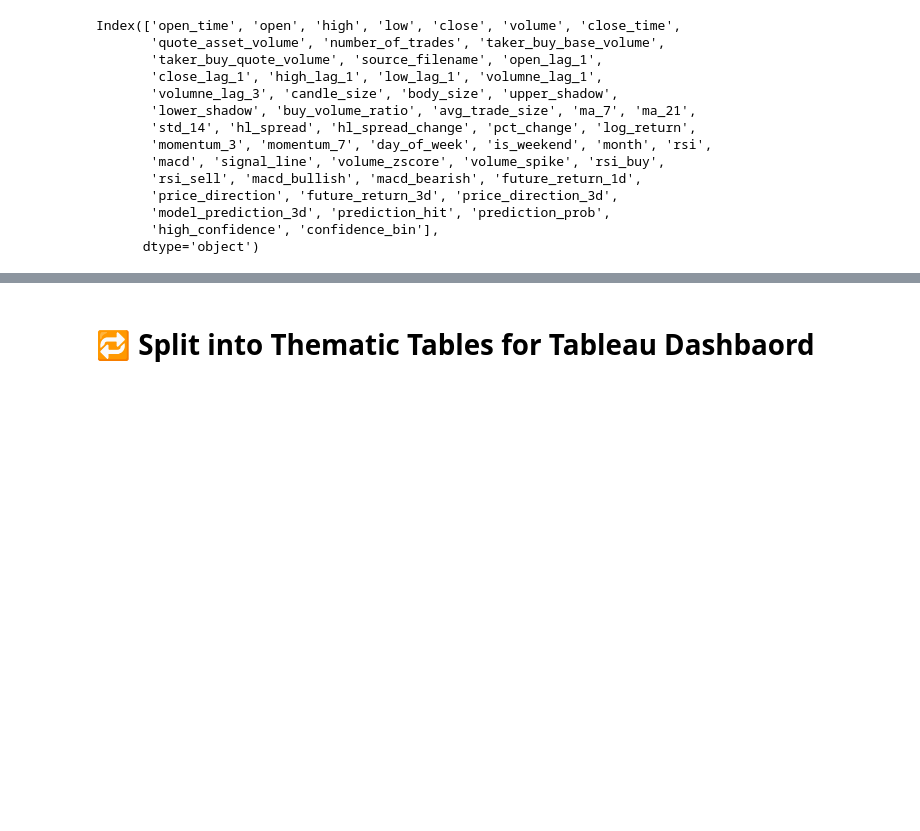
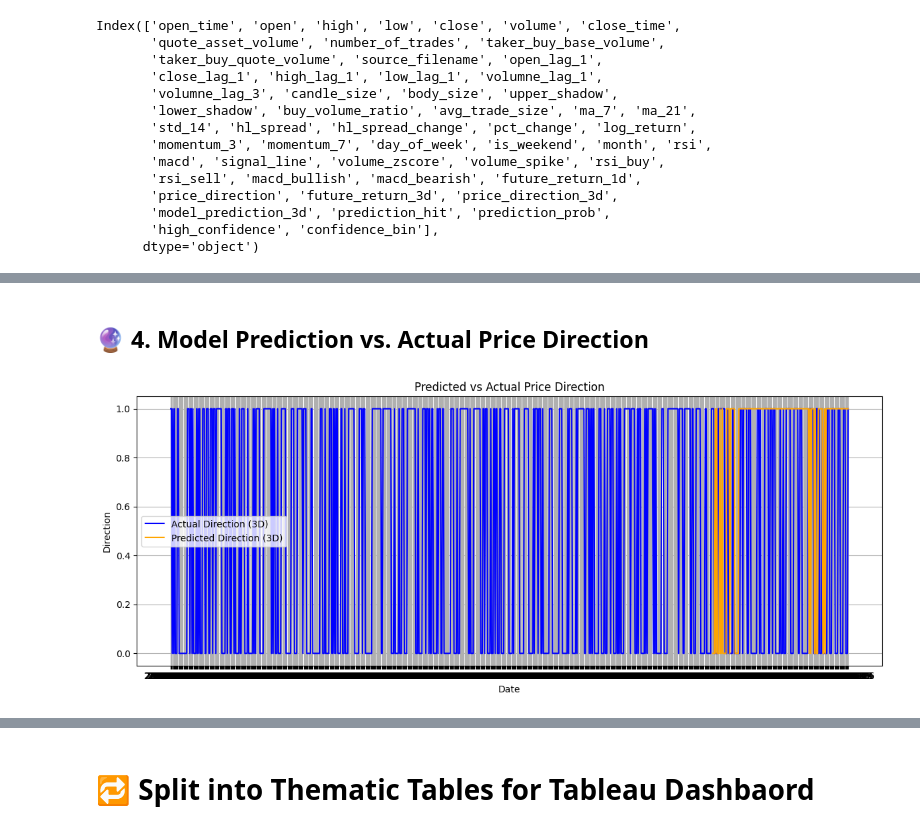
Before and after one commit to mittushaji25/crypto-xrp-analysis, a Jupyter notebook: notebooks/04_forecasting_and_prediction_models.ipynb, the cells around one changed output, grey strips where cells are left out. Drawn from its saved outputs; the diff is of its cells as text; code cells hidden in the pictures; blank space fills up the shorter version.

```diff
--- a/notebooks/04_forecasting_and_prediction_models.ipynb
+++ b/notebooks/04_forecasting_and_prediction_models.ipynb
@@ -116,0 +182,15 @@ xrp_data.to_csv('/content/crypto-xrp-analysis/data/featured/xrpusdt_master_data.
+# %% [markdown]
+## 🔮 4. Model Prediction vs. Actual Price Direction
+# %%
+plt.figure(figsize=(12,5))
+plt.plot(xrp_data['open_time'], xrp_data['price_direction_3d'], label='Actual Direction (3D)', color='blue')
+plt.plot(xrp_data['open_time'], xrp_data['model_prediction_3d'], label='Predicted Direction (3D)', color='orange')
+plt.title('Predicted vs Actual Price Direction')
+plt.xlabel('Date')
+plt.ylabel('Direction')
+plt.legend()
+plt.grid(True)
+plt.tight_layout()
+plt.show()
+# %% [output]
+[figure, added]
```
Also changed, not shown: parts of 11 cells of this notebook.
